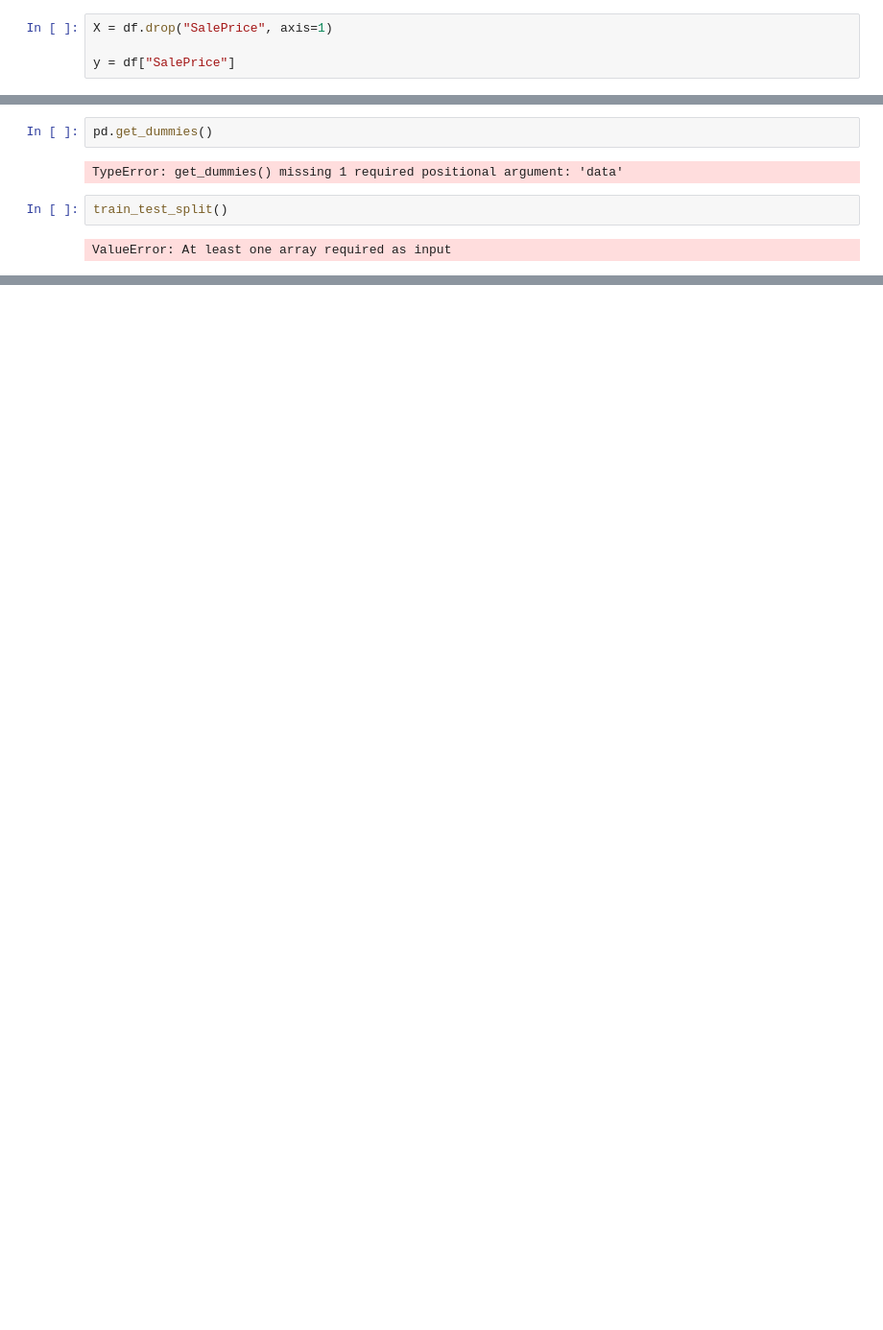
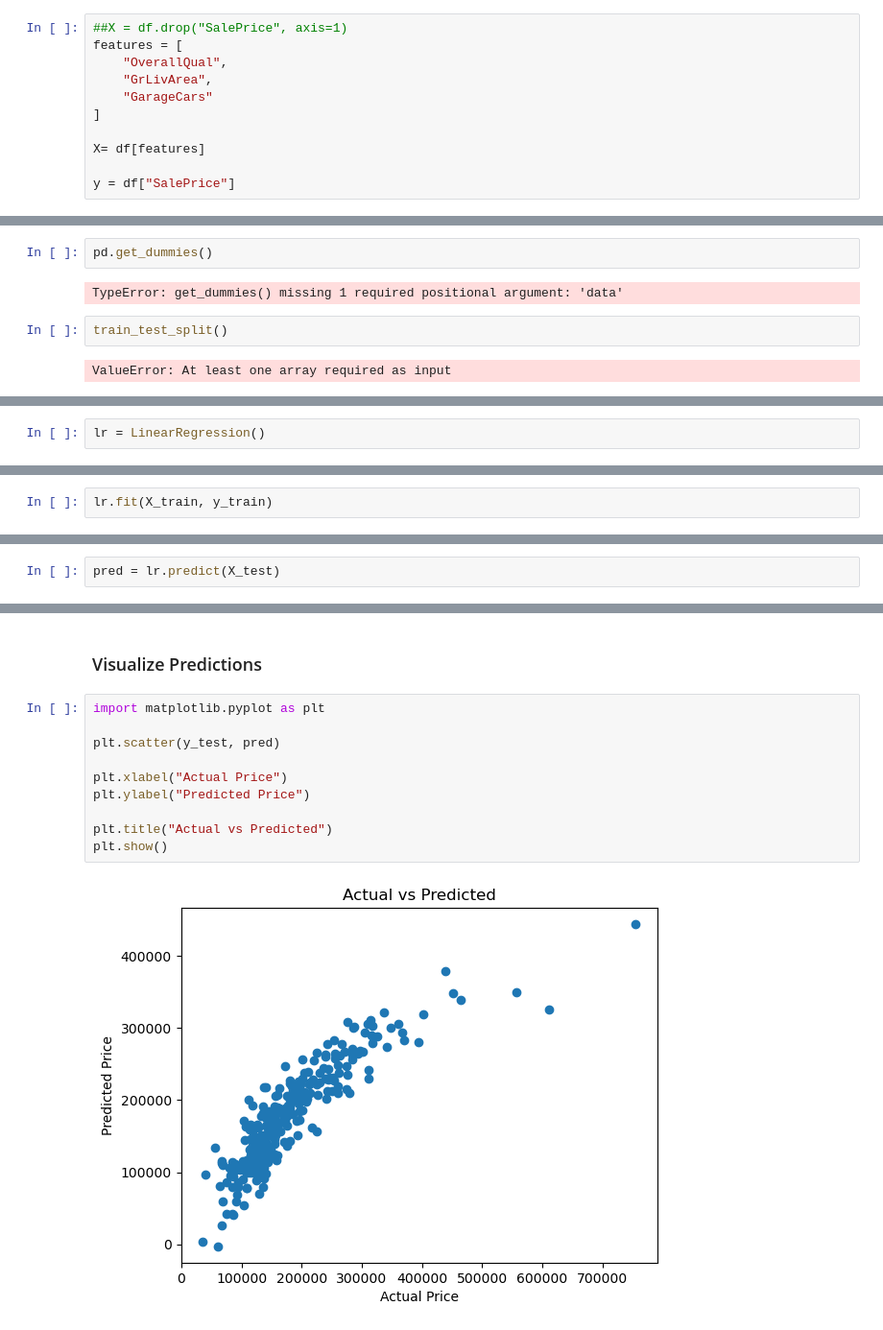
Before and after one commit to Arati-star/Machine-Learning, a Jupyter notebook: HousePricePrediction.ipynb, the cells around one changed output, grey strips where cells are left out. Shown at 96% size. Saved outputs shown, nothing was run; the diff lists cells and outputs as text; blank space fills up the shorter version.

```diff
--- a/HousePricePrediction.ipynb
+++ b/HousePricePrediction.ipynb
@@ -231,7 +231,14 @@ Name: SalePrice, dtype: float64
 # %% [markdown]
 ### Separate Features and Target
 # %%
-X = df.drop("SalePrice", axis=1)
+##X = df.drop("SalePrice", axis=1)
+features = [
+    "OverallQual",
+    "GrLivArea",
+    "GarageCars"
+]
+
+X= df[features]
 
 y = df["SalePrice"]
 # %% [markdown]
@@ -440,0 +432,2 @@ print(X.dtypes.unique())
+# %%
+lr = LinearRegression()
@@ -440,0 +436,2 @@ print(X.dtypes.unique())
+# %%
+lr.fit(X_train, y_train)
@@ -440,0 +442,2 @@ print(X.dtypes.unique())
+# %%
+pred = lr.predict(X_test)
@@ -440,0 +478,14 @@ print(X.dtypes.unique())
+# %% [markdown]
+### Visualize Predictions
+# %%
+import matplotlib.pyplot as plt
+
+plt.scatter(y_test, pred)
+
+plt.xlabel("Actual Price")
+plt.ylabel("Predicted Price")
+
+plt.title("Actual vs Predicted")
+plt.show()
+# %% [output]
+[figure, added]
```
Also changed, not shown: parts of 47 cells of this notebook, 2 other files.
